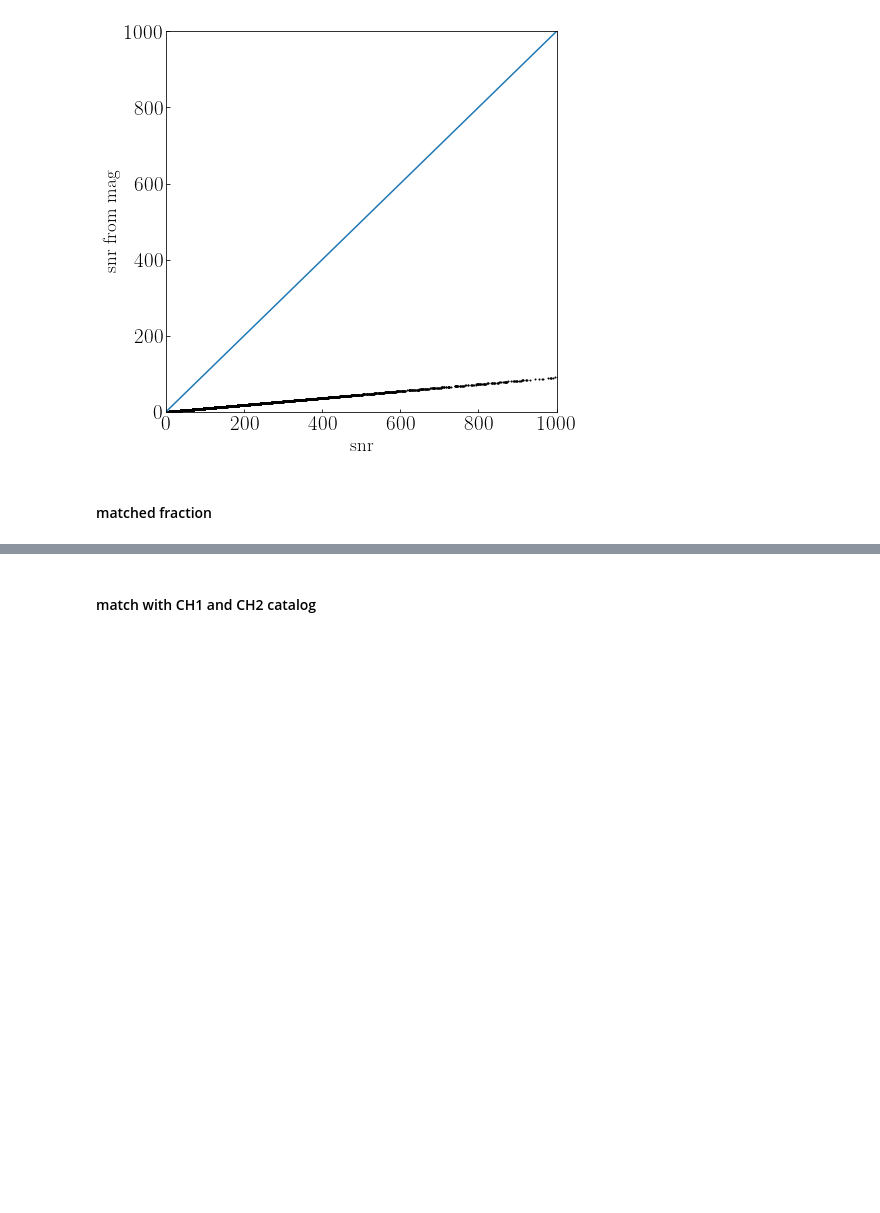
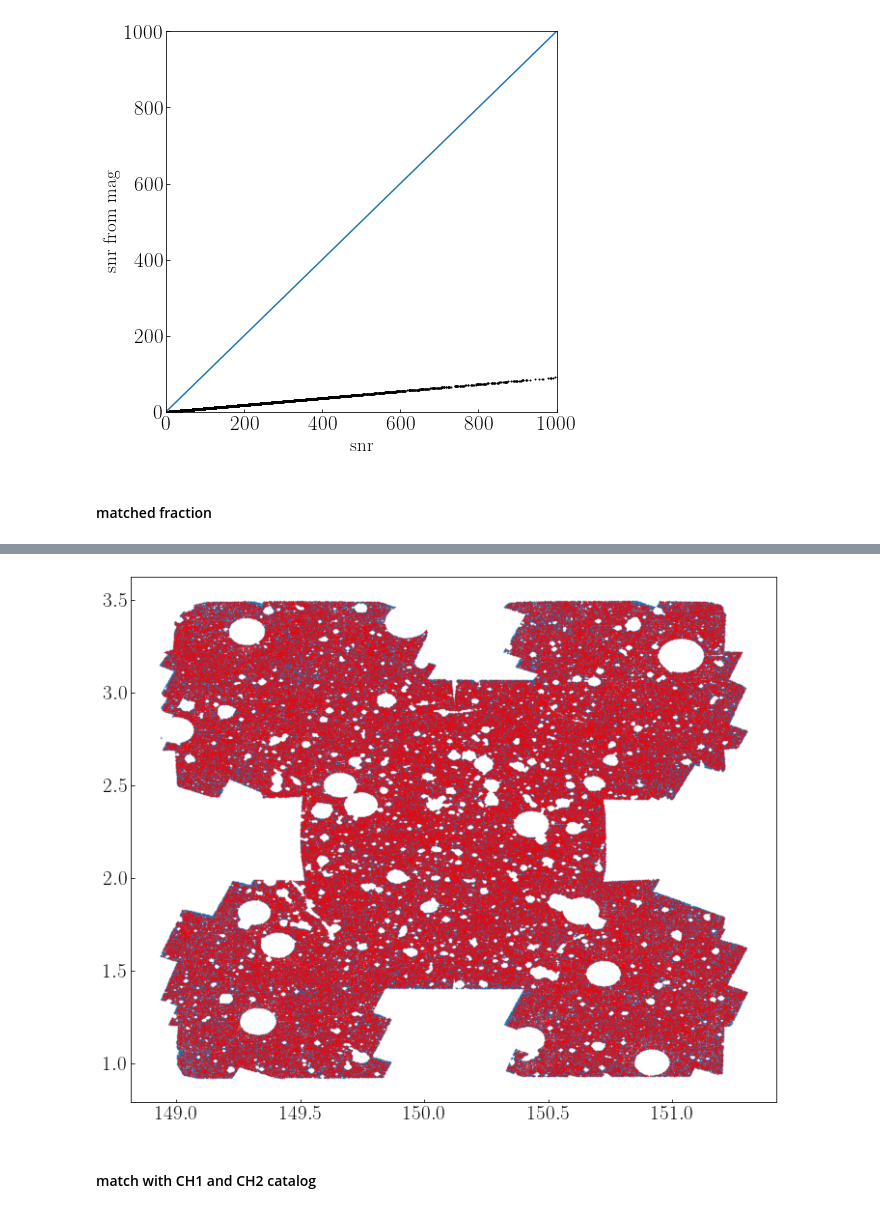
Before and after one commit to LejayChen/massive_gals, a Jupyter notebook: pcat_shiraz_cosmos2020.ipynb, the cells around one changed output, grey strips where cells are left out. Drawn from its saved outputs; the diff is of its cells as text; code cells hidden in the pictures; blank space fills up the shorter version.

```diff
--- a/pcat_shiraz_cosmos2020.ipynb
+++ b/pcat_shiraz_cosmos2020.ipynb
@@ -147,3 +181,13 @@ plt.grid()
+# %%
+cat_unmatched = cat[np.isnan(cat['MAG_AUTO_CH1'])]
+cat_matched = cat[~np.isnan(cat['MAG_AUTO_CH1'])]
+# %%
+fig, axs = plt.subplots(1, 1, figsize = (12,10),sharex=True, sharey=True)
+plt.scatter(cat_unmatched['RA'],cat_unmatched['DEC'],s=0.1,alpha=0.5)
+plt.scatter(cat_matched['RA'],cat_matched['DEC'],s=0.1,alpha=0.5,color='r')
+plt.show()
+# %% [output]
+[figure, added]
 # %% [markdown]
 ####  match with CH1 and CH2 catalog
 # %%
```
Also changed, not shown: parts of 5 cells of this notebook, 4 other files.
